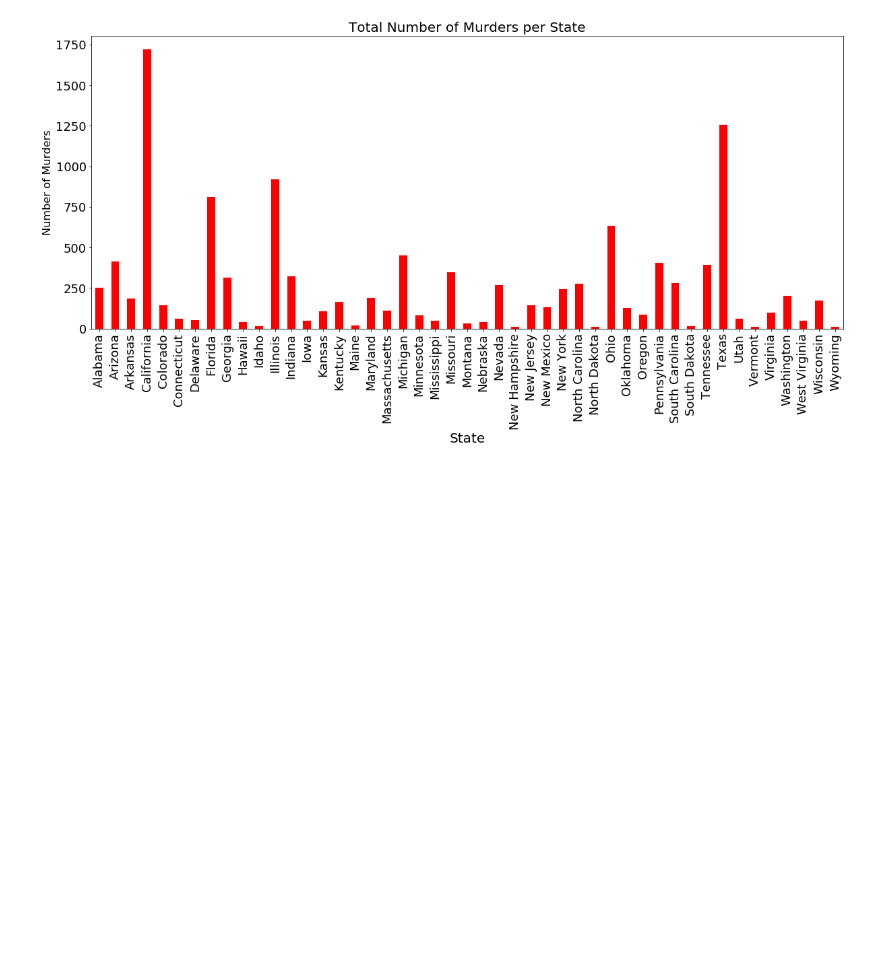
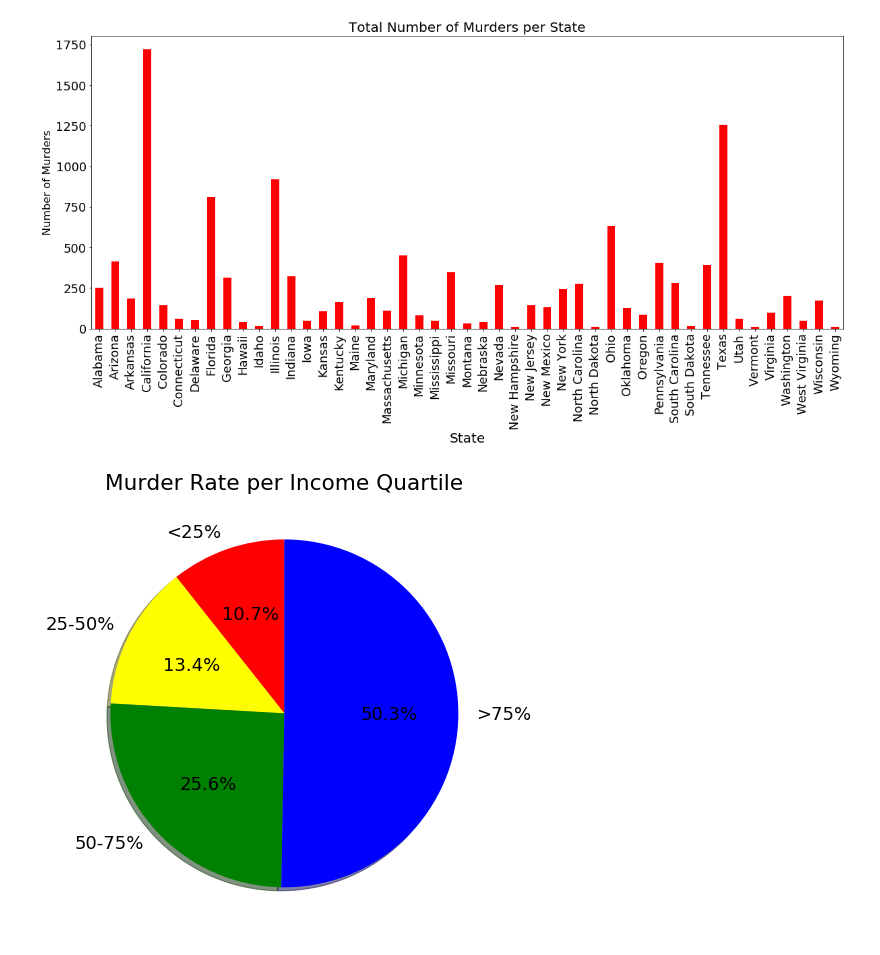
Before and after one commit to jstetter/project-1, a Jupyter notebook: project_1.ipynb, the cells around one changed output. Cells and saved outputs as stored; diff of their text form; code cells hidden in the pictures; blank space fills up the shorter version.

```diff
--- a/project_1.ipynb
+++ b/project_1.ipynb
@@ -161,3 +201,19 @@ Bar_chart.set_ylabel("Number of Murders", fontsize =16)
 plt.rcParams["figure.figsize"] = (20,8)
 # %% [output]
 [figure]
+# %%
+slices = [1253,1578,3011,5909]
+income_quartile = ['<25%', '25-50%', '50-75%', '>75%']
+col = ['red','yellow','green','blue']
+plt.pie(slices,
+       labels=income_quartile,
+       colors=col,
+       startangle=90,
+       shadow=True,
+       explode=(0,0,0,0),
+        autopct='%1.1f%%')
+plt.title("Murder Rate per Income Quartile")
+plt.rcParams.update({'font.size':18})
+plt.show()
+# %% [output]
+[figure, added]
```
Also changed, not shown: parts of 12 cells of this notebook.
